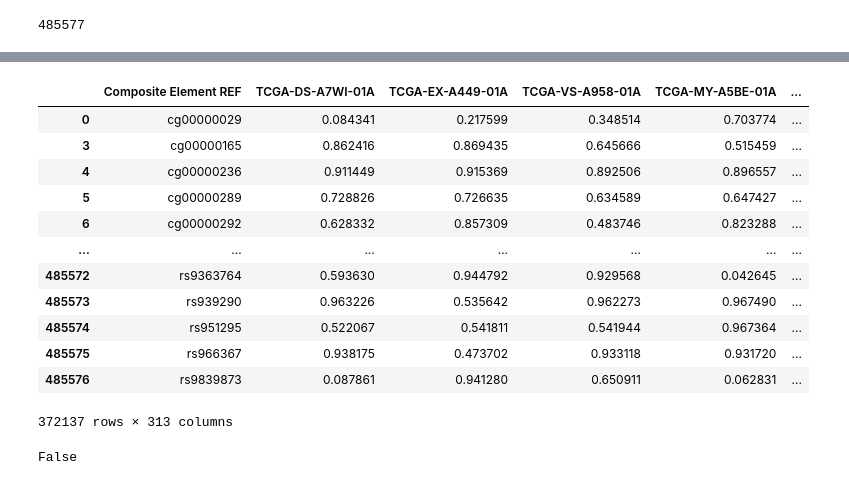
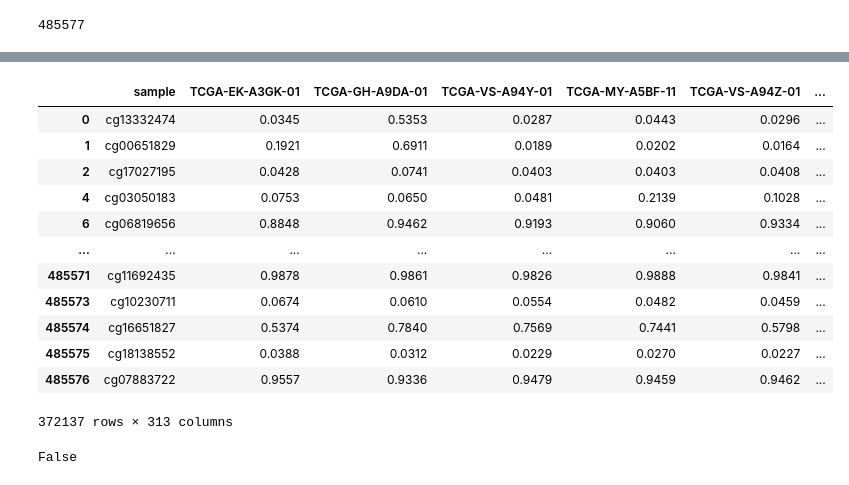
Before and after one commit to nadunchanna98/Multi-Omic-Cervical-Cancer-Machine-Learning-Data-Processing, a Jupyter notebook: data_preparation_methilation450K.ipynb, the cells around one changed output, grey strips where cells are left out. Drawn from its saved outputs; the diff is of its cells as text; code cells hidden in the pictures.

```diff
--- a/data_preparation_methilation450K.ipynb
+++ b/data_preparation_methilation450K.ipynb
@@ -288,17 +268,17 @@ Index(['Composite Element REF'], dtype='object')
-# %%
-df_new2
-# %% [output]
-|  | Composite Element REF | TCGA-DS-A7WI-01A | TCGA-EX-A449-01A | TCGA-VS-A958-01A | TCGA-MY-A5BE-01A | ... |
-| 0 | cg00000029 | 0.084341 | 0.217599 | 0.348514 | 0.703774 | ... |
-| 3 | cg00000165 | 0.862416 | 0.869435 | 0.645666 | 0.515459 | ... |
-| 4 | cg00000236 | 0.911449 | 0.915369 | 0.892506 | 0.896557 | ... |
-| 5 | cg00000289 | 0.728826 | 0.726635 | 0.634589 | 0.647427 | ... |
-| 6 | cg00000292 | 0.628332 | 0.857309 | 0.483746 | 0.823288 | ... |
-| ... | ... | ... | ... | ... | ... | ... |
-| 485572 | rs9363764 | 0.593630 | 0.944792 | 0.929568 | 0.042645 | ... |
-| 485573 | rs939290 | 0.963226 | 0.535642 | 0.962273 | 0.967490 | ... |
-| 485574 | rs951295 | 0.522067 | 0.541811 | 0.541944 | 0.967364 | ... |
-| 485575 | rs966367 | 0.938175 | 0.473702 | 0.933118 | 0.931720 | ... |
-| 485576 | rs9839873 | 0.087861 | 0.941280 | 0.650911 | 0.062831 | ... |
-372137 rows × 313 columns
+# %%
+df_new
+# %% [output]
+|  | sample | TCGA-EK-A3GK-01 | TCGA-GH-A9DA-01 | TCGA-VS-A94Y-01 | TCGA-MY-A5BF-11 | TCGA-VS-A94Z-01 | ... |
+| 0 | cg13332474 | 0.0345 | 0.5353 | 0.0287 | 0.0443 | 0.0296 | ... |
+| 1 | cg00651829 | 0.1921 | 0.6911 | 0.0189 | 0.0202 | 0.0164 | ... |
+| 2 | cg17027195 | 0.0428 | 0.0741 | 0.0403 | 0.0403 | 0.0408 | ... |
+| 4 | cg03050183 | 0.0753 | 0.0650 | 0.0481 | 0.2139 | 0.1028 | ... |
+| 6 | cg06819656 | 0.8848 | 0.9462 | 0.9193 | 0.9060 | 0.9334 | ... |
+| ... | ... | ... | ... | ... | ... | ... | ... |
+| 485571 | cg11692435 | 0.9878 | 0.9861 | 0.9826 | 0.9888 | 0.9841 | ... |
+| 485573 | cg10230711 | 0.0674 | 0.0610 | 0.0554 | 0.0482 | 0.0459 | ... |
+| 485574 | cg16651827 | 0.5374 | 0.7840 | 0.7569 | 0.7441 | 0.5798 | ... |
+| 485575 | cg18138552 | 0.0388 | 0.0312 | 0.0229 | 0.0270 | 0.0227 | ... |
+| 485576 | cg07883722 | 0.9557 | 0.9336 | 0.9479 | 0.9459 | 0.9462 | ... |
+372137 rows × 313 columns
 # %%
```
Also changed, not shown: parts of 26 cells of this notebook.
